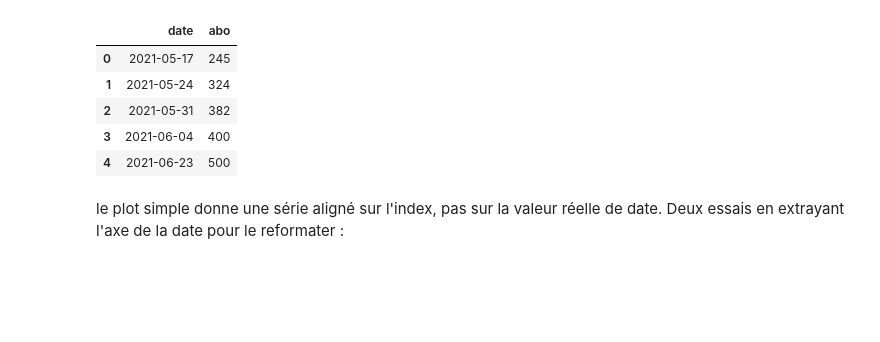
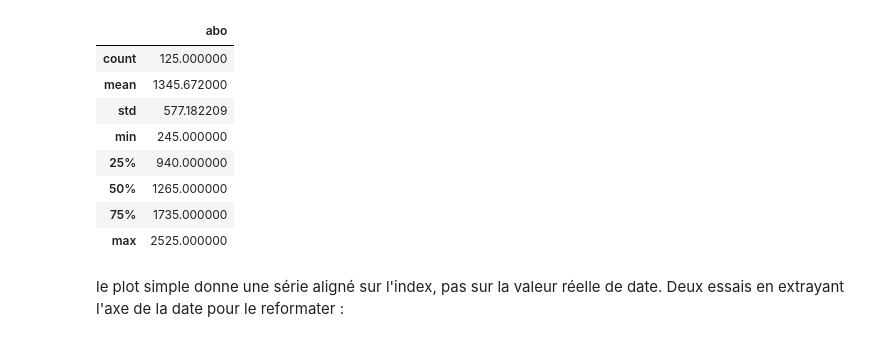
Before and after one commit to gruiick/openclassrooms-py, a Jupyter notebook: 06-python_analyze_data/data_pouf.ipynb, the cells around one changed output. Cells and saved outputs as stored; diff of their text form; code cells hidden in the pictures; blank space fills up the shorter version.

```diff
--- a/06-python_analyze_data/data_pouf.ipynb
+++ b/06-python_analyze_data/data_pouf.ipynb
@@ -1,25 +1,29 @@
 # %%
 %matplotlib inline
 import matplotlib.pyplot as plt
 #import matplotlib.dates as mdates
 import datetime as dt
 import numpy as np
 import pandas as pd
 import seaborn as sns
 
 #plt.style.use('seaborn-whitegrid')
 sns.set_style('whitegrid')
 
 instapouf = pd.read_csv("../../../gruiickode/python/04-plot/data/instapouf.csv", sep=",")
 #
-instapouf.head()
+#instapouf.head()
+instapouf.describe()
 # %% [output]
-|  | date | abo |
-| 0 | 2021-05-17 | 245 |
-| 1 | 2021-05-24 | 324 |
-| 2 | 2021-05-31 | 382 |
-| 3 | 2021-06-04 | 400 |
-| 4 | 2021-06-23 | 500 |
+|  | abo |
+| count | 125.000000 |
+| mean | 1345.672000 |
+| std | 577.182209 |
+| min | 245.000000 |
+| 25% | 940.000000 |
+| 50% | 1265.000000 |
+| 75% | 1735.000000 |
+| max | 2525.000000 |
 # %% [markdown]
 le plot simple donne une série aligné sur l'index, pas sur la valeur réelle de date. Deux essais en extrayant l'axe de la date pour le reformater :
 # %%
```
Also changed, not shown: parts of 2 cells of this notebook.
